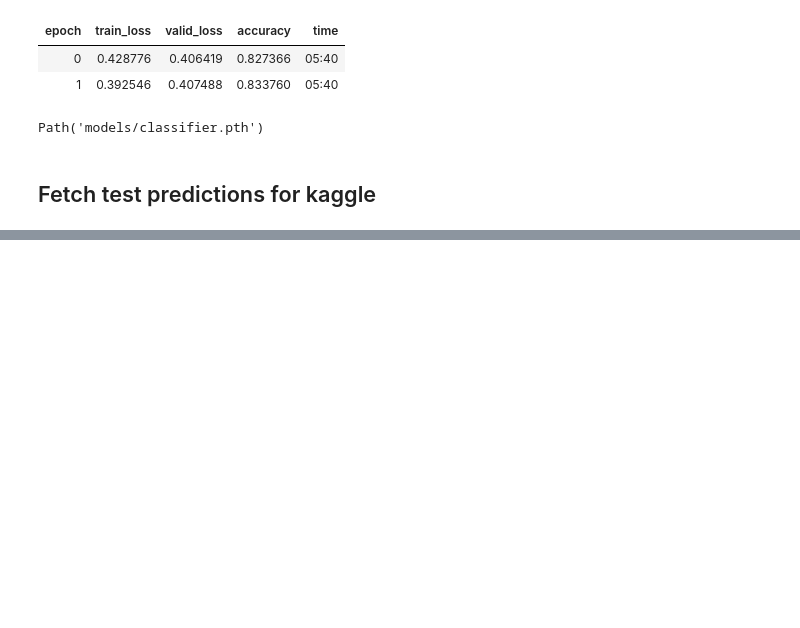
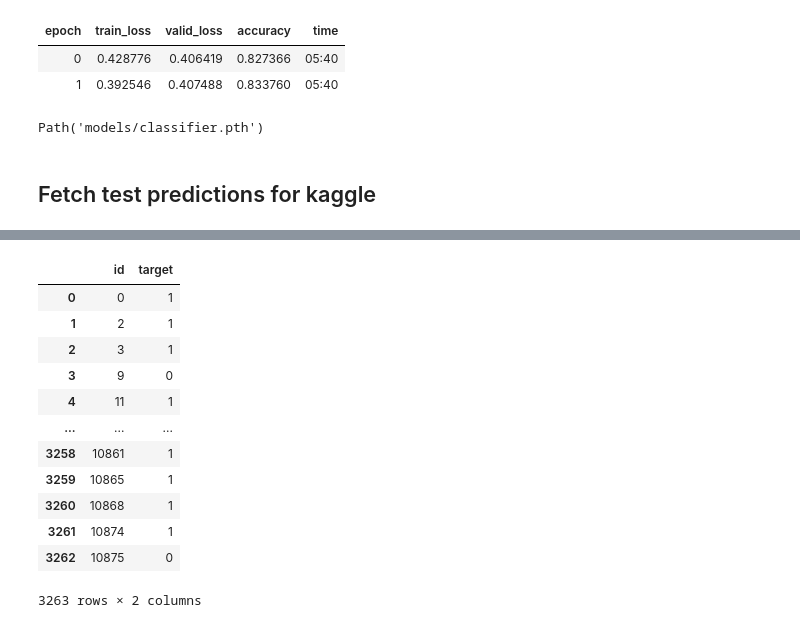
Before and after one commit to floriandotpy/data-playground, a Jupyter notebook: fastai/nlp.ipynb, the cells around one changed output, grey strips where cells are left out. Saved outputs shown, nothing was run; the diff lists cells and outputs as text; code cells hidden in the pictures; blank space fills up the shorter version.

```diff
--- a/fastai/nlp.ipynb
+++ b/fastai/nlp.ipynb
@@ -215,3 +215,6 @@ Path('models/classifier.pth')
 ## Fetch test predictions for kaggle
 # %%
 # TODO
+# %%
+df_test = pd.read_csv(dataset_path / 'test.csv')
+df_test
@@ -217,0 +235,4 @@ Path('models/classifier.pth')
+# %%
+dls_test = learn.dls.test_dl(df_test, bs=64) # apply transforms
+# %%
+preds,  _ = learn.get_preds(dl=dls_test) # get prediction
@@ -217,0 +274,20 @@ Path('models/classifier.pth')
+# %%
+submission = pd.DataFrame({
+    'id': df_test.id,
+    'target': preds.argmax(1)
+})
+submission
+# %% [output]
+|  | id | target |
+| 0 | 0 | 1 |
+| 1 | 2 | 1 |
+| 2 | 3 | 1 |
+| 3 | 9 | 0 |
+| 4 | 11 | 1 |
+| ... | ... | ... |
+| 3258 | 10861 | 1 |
+| 3259 | 10865 | 1 |
+| 3260 | 10868 | 1 |
+| 3261 | 10874 | 1 |
+| 3262 | 10875 | 0 |
+3263 rows × 2 columns
```
Also changed, not shown: parts of 7 cells of this notebook.
